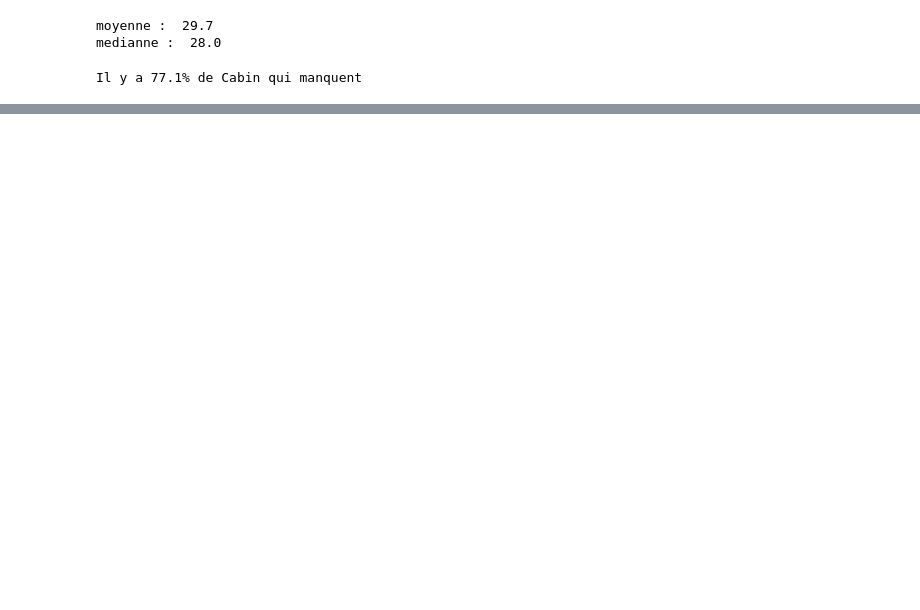
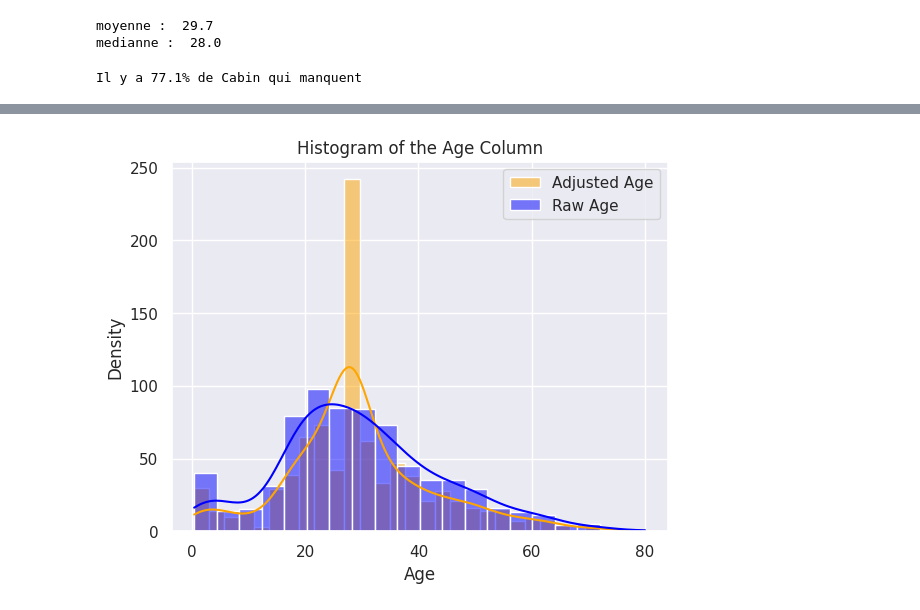
Before and after one commit to kalmuroth/lb-cml, a Jupyter notebook: lb_cml.ipynb, the cells around one changed output, grey strips where cells are left out. Saved outputs shown, nothing was run; the diff lists cells and outputs as text; code cells hidden in the pictures; blank space fills up the shorter version.

```diff
--- a/lb_cml.ipynb
+++ b/lb_cml.ipynb
@@ -373,0 +383,8 @@ Il y a 77.1% de Cabin qui manquent
+# %%
+age_preprocessing = train['Age'].median()
+train['Age'].fillna(age_preprocessing, inplace=True)
+
+embarked_preprocessing  = train['Embarked'].mode()[0]
+train['Embarked'].fillna(embarked_preprocessing, inplace=True)
+
+original_train = pd.read_csv("./drive/MyDrive/notebook/train.csv", sep=",")
@@ -373,0 +411,13 @@ Il y a 77.1% de Cabin qui manquent
+# %%
+plt.figure()
+sns.set(style='darkgrid')
+sns.histplot(train['Age'].dropna(), kde=True, color='orange', label='Adjusted Age')
+sns.histplot(original_train['Age'].dropna(), kde=True, color='blue', label='Raw Age')
+plt.xticks([0, 20, 40, 60, 80], ['0', '20', '40', '60', '80'])
+plt.xlabel('Age')
+plt.ylabel('Density')
+plt.title('Histogram of the Age Column')
+plt.legend()
+plt.show()
+# %% [output]
+[figure, added]
```
Also changed, not shown: parts of 16 cells of this notebook.
